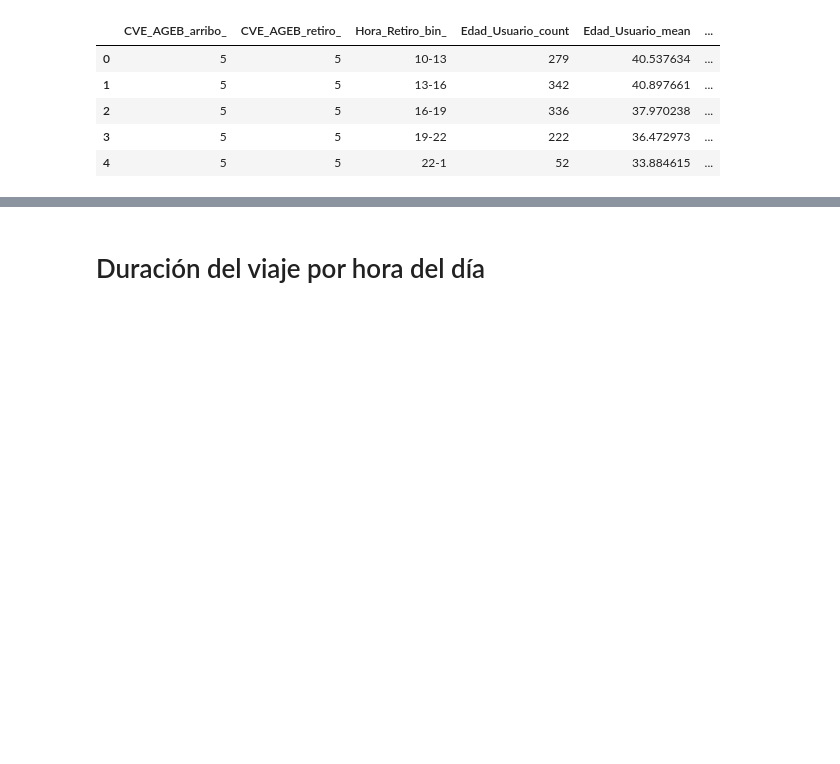
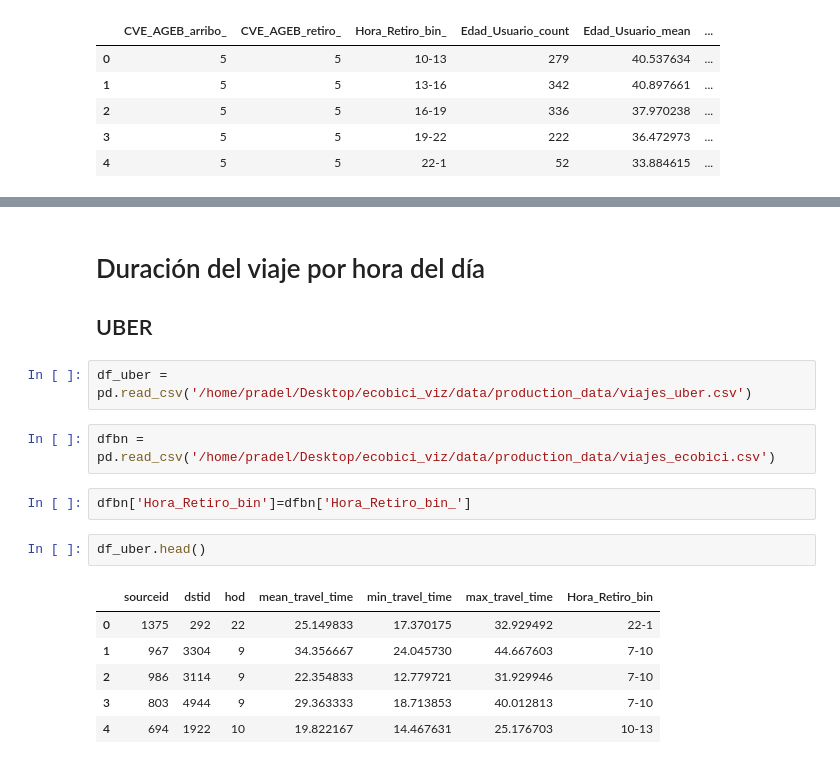
Before and after one commit to paupradel/ecobici_viz, a Jupyter notebook: graphs_build/ecobici_testing.ipynb, the cells around one changed output, grey strips where cells are left out. Drawn from its saved outputs; the diff is of its cells as text; blank space fills up the shorter version.

```diff
--- a/graphs_build/ecobici_testing.ipynb
+++ b/graphs_build/ecobici_testing.ipynb
@@ -327,2 +327,18 @@ edad_promedio_usuario
 # %% [markdown]
 # Duración del viaje por hora del día
+## UBER
+# %%
+df_uber = pd.read_csv('/home/pradel/Desktop/ecobici_viz/data/production_data/viajes_uber.csv')
+# %%
+dfbn = pd.read_csv('/home/pradel/Desktop/ecobici_viz/data/production_data/viajes_ecobici.csv')
+# %%
+dfbn['Hora_Retiro_bin']=dfbn['Hora_Retiro_bin_']
+# %%
+df_uber.head()
+# %% [output]
+|  | sourceid | dstid | hod | mean_travel_time | min_travel_time | max_travel_time | Hora_Retiro_bin |
+| 0 | 1375 | 292 | 22 | 25.149833 | 17.370175 | 32.929492 | 22-1 |
+| 1 | 967 | 3304 | 9 | 34.356667 | 24.045730 | 44.667603 | 7-10 |
+| 2 | 986 | 3114 | 9 | 22.354833 | 12.779721 | 31.929946 | 7-10 |
+| 3 | 803 | 4944 | 9 | 29.363333 | 18.713853 | 40.012813 | 7-10 |
+| 4 | 694 | 1922 | 10 | 19.822167 | 14.467631 | 25.176703 | 10-13 |
```
Also changed, not shown: parts of 41 cells of this notebook, 2 other files.
